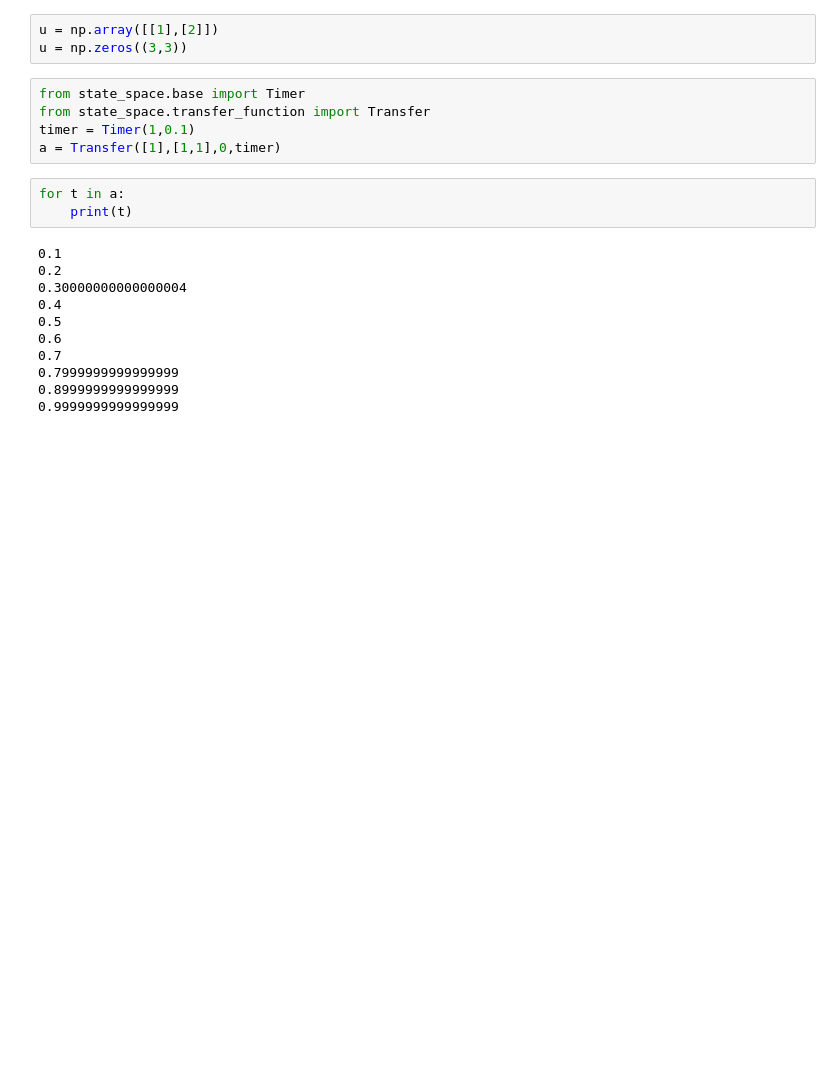
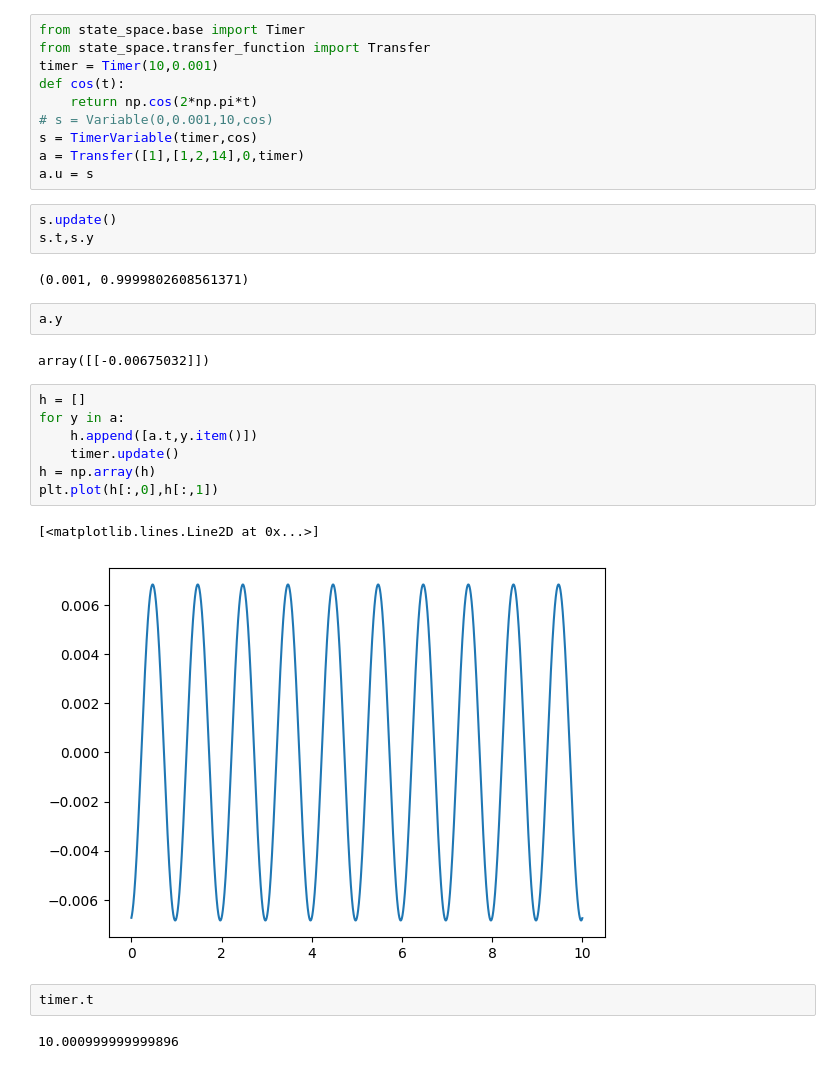
Before and after one commit to Lin-13/PySim, a Jupyter notebook: kalman.ipynb, the cells around one changed output. Cells and saved outputs as stored; diff of their text form; blank space fills up the shorter version.

```diff
--- a/kalman.ipynb
+++ b/kalman.ipynb
@@ -93,22 +98,33 @@ plt.plot(history[:,0],history[:,1])
-# %%
-u = np.array([[1],[2]])
-u = np.zeros((3,3))
 # %%
 from state_space.base import Timer
 from state_space.transfer_function import Transfer
-timer = Timer(1,0.1)
-a = Transfer([1],[1,1],0,timer)
+timer = Timer(10,0.001)
+def cos(t):
+    return np.cos(2*np.pi*t)
+# s = Variable(0,0.001,10,cos)
+s = TimerVariable(timer,cos)
+a = Transfer([1],[1,2,14],0,timer)
+a.u = s
-# %%
-for t in a:
-    print(t)
-# %% [output]
-0.1
-0.2
-0.30000000000000004
-0.4
-0.5
-0.6
-0.7
-0.7999999999999999
-0.8999999999999999
-0.9999999999999999
+# %%
+s.update()
+s.t,s.y
+# %% [output]
+(0.001, 0.9999802608561371)
+# %%
+a.y
+# %% [output]
+array([[-0.00675032]])
+# %%
+h = []
+for y in a:
+    h.append([a.t,y.item()])
+    timer.update()
+h = np.array(h)
+plt.plot(h[:,0],h[:,1])
+# %% [output]
+[<matplotlib.lines.Line2D at 0x...>]
+[figure, added]
+# %%
+timer.t
+# %% [output]
+10.000999999999896
```
Also changed, not shown: parts of 8 cells of this notebook, 4 other files.
